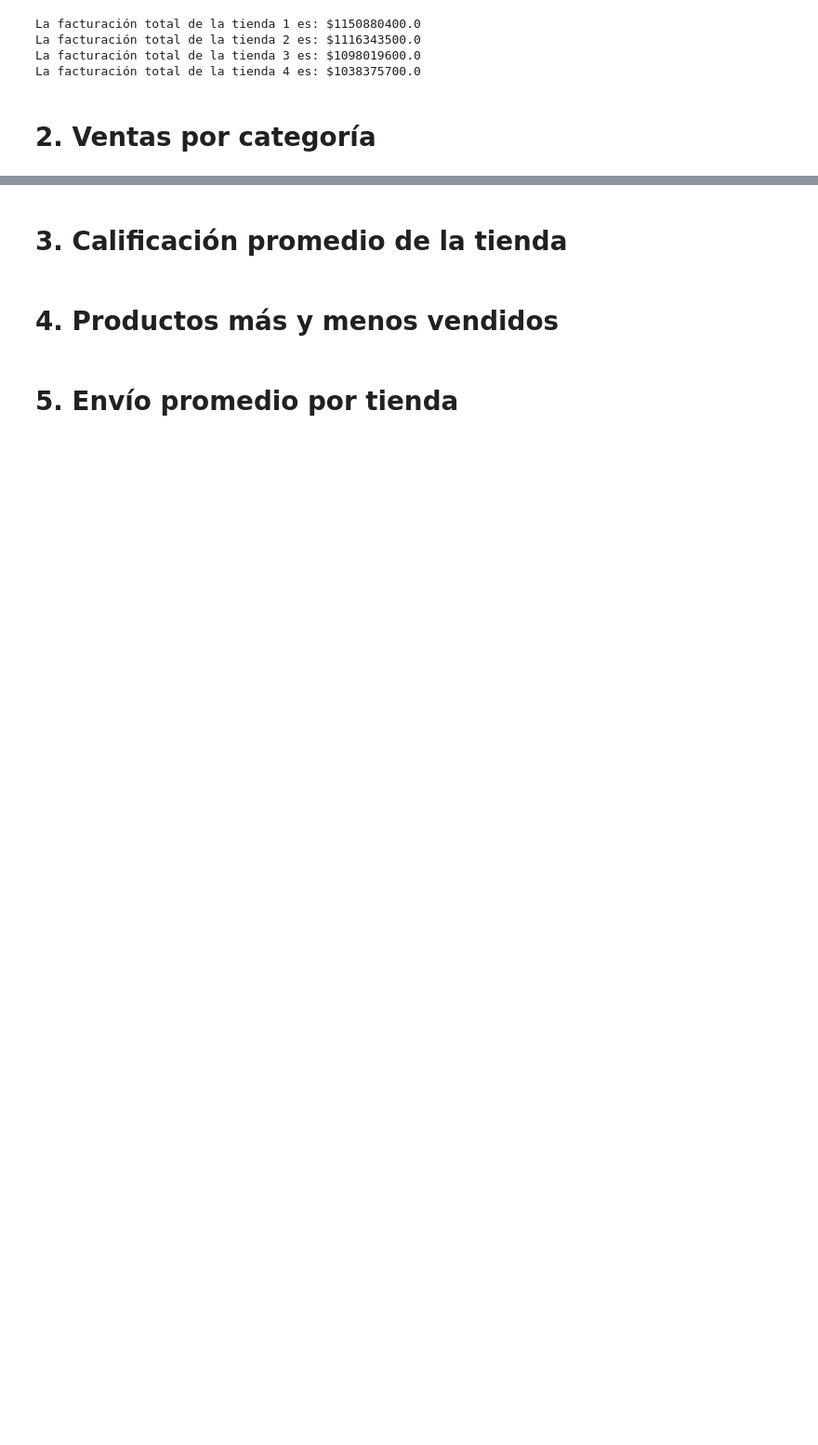
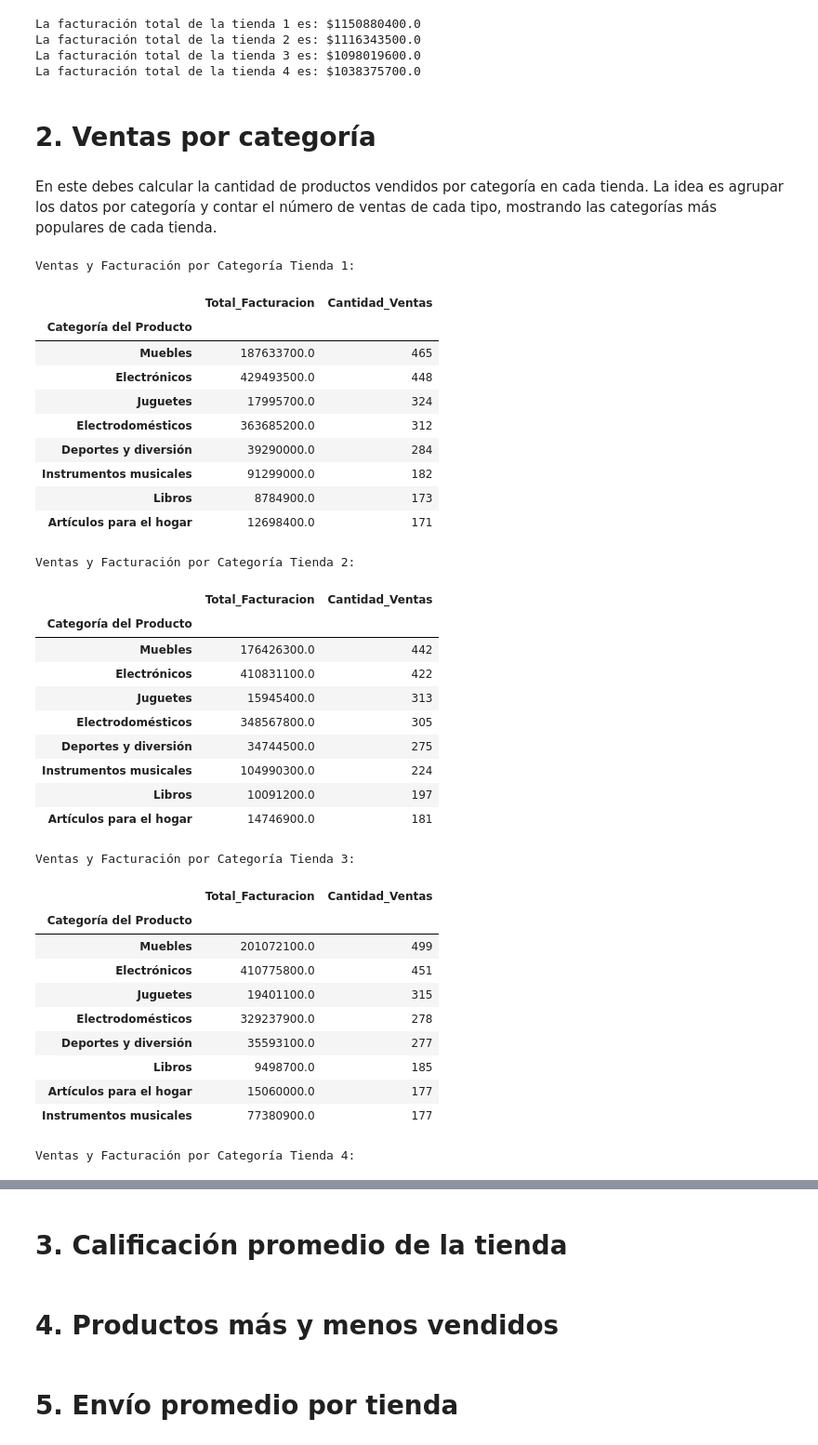
Before and after one commit to Solsmi/challenge1_data_science, a Jupyter notebook: ChallengeAluraStoreLatam.ipynb, the cells around one changed output, grey strips where cells are left out. Shown: that part at 93% size. Cells and saved outputs as stored; diff of their text form; code cells hidden in the pictures; blank space fills up the shorter version.

Commit message:
Codigo Ventas por categoria

```diff
--- a/ChallengeAluraStoreLatam.ipynb
+++ b/ChallengeAluraStoreLatam.ipynb
@@ -42,3 +44,63 @@ La facturación total de la tienda 3 es: $1098019600.0
 La facturación total de la tienda 4 es: $1038375700.0
 # %% [markdown]
 # 2. Ventas por categoría
+# %% [markdown]
+En este debes calcular la cantidad de productos vendidos por categoría en cada tienda. La idea es agrupar los datos por categoría y contar el número de ventas de cada tipo, mostrando las categorías más populares de cada tienda.
+# %%
+print("Ventas y Facturación por Categoría Tienda 1:")
+print("\n")
+ventas_y_facturacion_tienda1 = tienda.groupby('Categoría del Producto').agg(Total_Facturacion=('Precio', 'sum'), Cantidad_Ventas=('Producto', 'count')).sort_values(by='Cantidad_Ventas', ascending=False)
+display(ventas_y_facturacion_tienda1)
+print("\n")
+
+print("Ventas y Facturación por Categoría Tienda 2:")
+print("\n")
+ventas_y_facturacion_tienda2 = tienda2.groupby('Categoría del Producto').agg(Total_Facturacion=('Precio', 'sum'), Cantidad_Ventas=('Producto', 'count')).sort_values(by='Cantidad_Ventas', ascending=False)
+display(ventas_y_facturacion_tienda2)
+print("\n")
+
+print("Ventas y Facturación por Categoría Tienda 3:")
+print("\n")
+ventas_y_facturacion_tienda3 = tienda3.groupby('Categoría del Producto').agg(Total_Facturacion=('Precio', 'sum'), Cantidad_Ventas=('Producto', 'count')).sort_values(by='Cantidad_Ventas', ascending=False)
+display(ventas_y_facturacion_tienda3)
+print("\n")
+
+print("Ventas y Facturación por Categoría Tienda 4:")
+print("\n")
+ventas_y_facturacion_tienda4 = tienda4.groupby('Categoría del Producto').agg(Total_Facturacion=('Precio', 'sum'), Cantidad_Ventas=('Producto', 'count')).sort_values(by='Cantidad_Ventas', ascending=False)
+display(ventas_y_facturacion_tienda4)
+# %% [output]
+Ventas y Facturación por Categoría Tienda 1:
+|  | Total_Facturacion | Cantidad_Ventas |
+| Categoría del Producto |  |  |
+| Muebles | 187633700.0 | 465 |
+| Electrónicos | 429493500.0 | 448 |
+| Juguetes | 17995700.0 | 324 |
+| Electrodomésticos | 363685200.0 | 312 |
+| Deportes y diversión | 39290000.0 | 284 |
+| Instrumentos musicales | 91299000.0 | 182 |
+| Libros | 8784900.0 | 173 |
+| Artículos para el hogar | 12698400.0 | 171 |
+Ventas y Facturación por Categoría Tienda 2:
+|  | Total_Facturacion | Cantidad_Ventas |
+| Categoría del Producto |  |  |
+| Muebles | 176426300.0 | 442 |
+| Electrónicos | 410831100.0 | 422 |
+| Juguetes | 15945400.0 | 313 |
+| Electrodomésticos | 348567800.0 | 305 |
+| Deportes y diversión | 34744500.0 | 275 |
+| Instrumentos musicales | 104990300.0 | 224 |
+| Libros | 10091200.0 | 197 |
+| Artículos para el hogar | 14746900.0 | 181 |
+Ventas y Facturación por Categoría Tienda 3:
+|  | Total_Facturacion | Cantidad_Ventas |
+| Categoría del Producto |  |  |
+| Muebles | 201072100.0 | 499 |
+| Electrónicos | 410775800.0 | 451 |
+| Juguetes | 19401100.0 | 315 |
+| Electrodomésticos | 329237900.0 | 278 |
+| Deportes y diversión | 35593100.0 | 277 |
+| Libros | 9498700.0 | 185 |
+| Artículos para el hogar | 15060000.0 | 177 |
+| Instrumentos musicales | 77380900.0 | 177 |
+Ventas y Facturación por Categoría Tienda 4:
```
Also changed, not shown: parts of 2 cells of this notebook.
